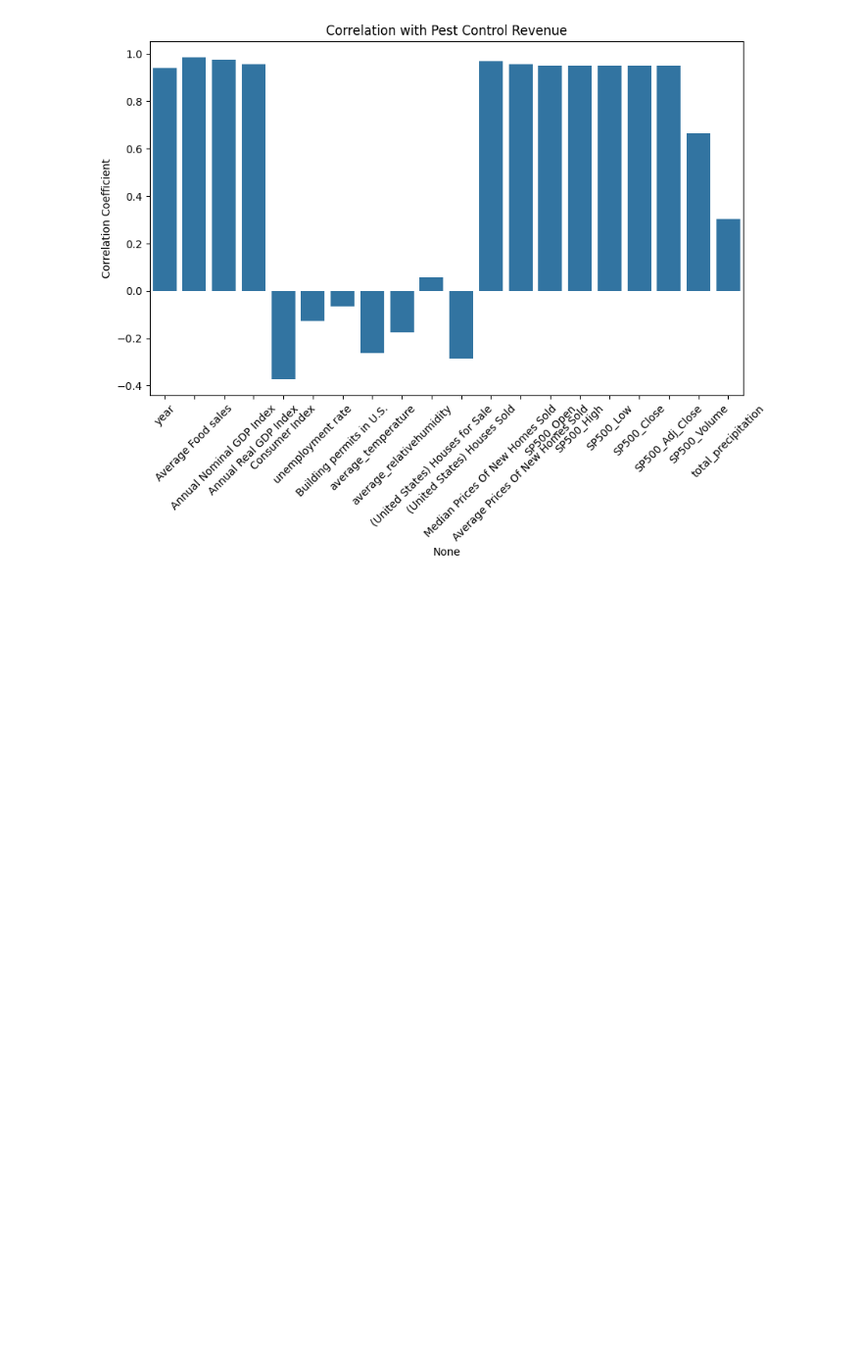
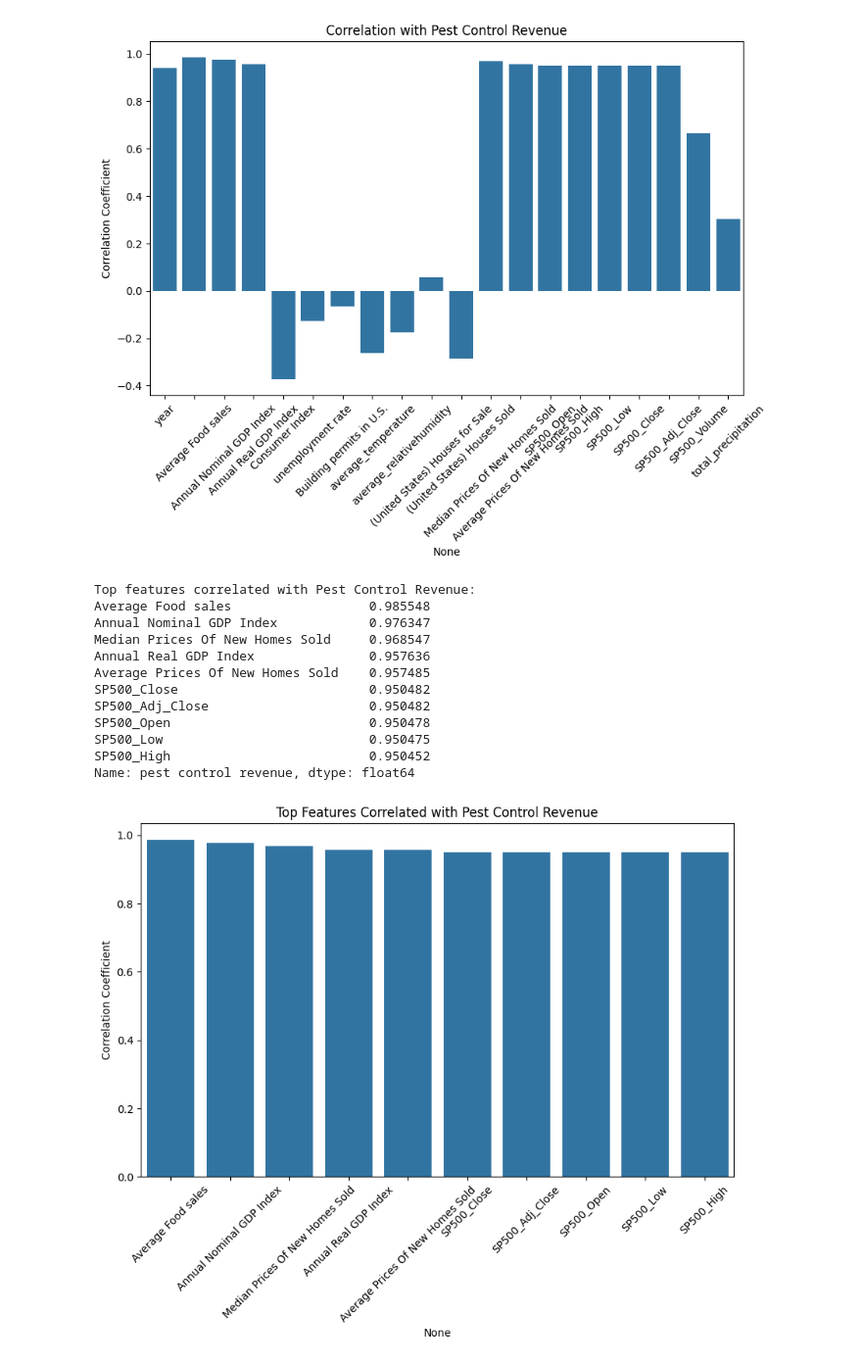
Before and after one commit to drewdcaldwell/NDMN_BasfMarketMods, a Jupyter notebook: Training.ipynb, the cells around one changed output. Shown at 98% size. Saved outputs shown, nothing was run; the diff lists cells and outputs as text; code cells hidden in the pictures; blank space fills up the shorter version.

```diff
--- a/Training.ipynb
+++ b/Training.ipynb
@@ -68,3 +68,46 @@ else:
     print(f"Column '{revenue_column}' not found in the DataFrame.")
 # %% [output]
 [figure]
+# %%
+
+# Step 5: Check if the column exists
+if revenue_column in data.columns:
+    # Ensure the revenue column is numeric
+    data[revenue_column] = pd.to_numeric(data[revenue_column], errors='coerce')
+
+    # Calculate correlation of the revenue column with all other numerical columns
+    correlation_with_revenue = data.corr()[revenue_column]
+
+    # Drop the correlation of the revenue column with itself
+    correlation_with_revenue = correlation_with_revenue.drop(revenue_column)
+
+    # Step 6: Sort the correlations and select the top features
+    top_correlations = correlation_with_revenue.abs().sort_values(ascending=False).head(10)  # Top 10 features
+
+    # Step 7: Display the top correlations
+    print("Top features correlated with Pest Control Revenue:")
+    print(top_correlations)
+
+    # Optional: Visualize the top correlations
+    plt.figure(figsize=(10, 6))
+    sns.barplot(x=top_correlations.index, y=top_correlations.values)
+    plt.title('Top Features Correlated with Pest Control Revenue')
+    plt.xticks(rotation=45)
+    plt.ylabel('Correlation Coefficient')
+    plt.show()
+else:
+    print(f"Column '{revenue_column}' not found in the DataFrame.")
+# %% [output]
+Top features correlated with Pest Control Revenue:
+Average Food sales                  0.985548
+Annual Nominal GDP Index            0.976347
+Median Prices Of New Homes Sold     0.968547
+Annual Real GDP Index               0.957636
+Average Prices Of New Homes Sold    0.957485
+SP500_Close                         0.950482
+SP500_Adj_Close                     0.950482
+SP500_Open                          0.950478
+SP500_Low                           0.950475
+SP500_High                          0.950452
+Name: pest control revenue, dtype: float64
+[figure, added]
```
